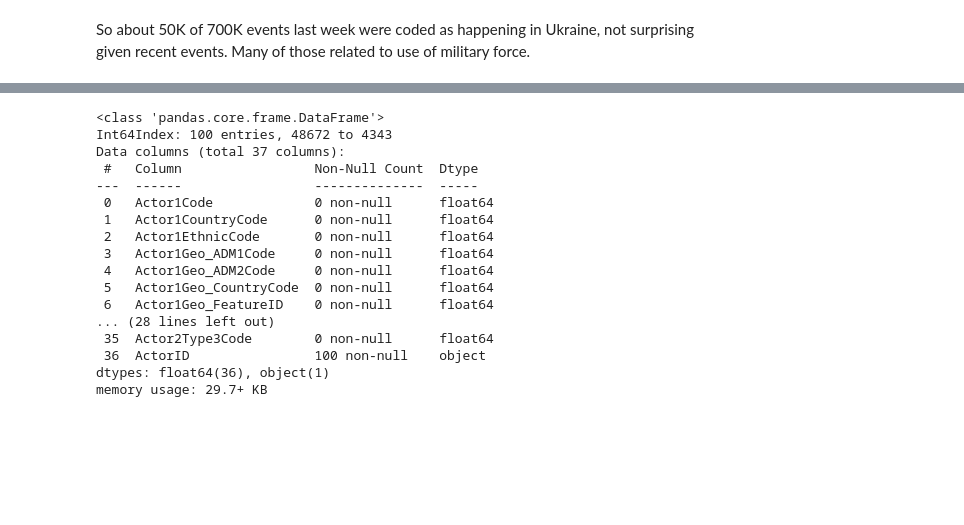
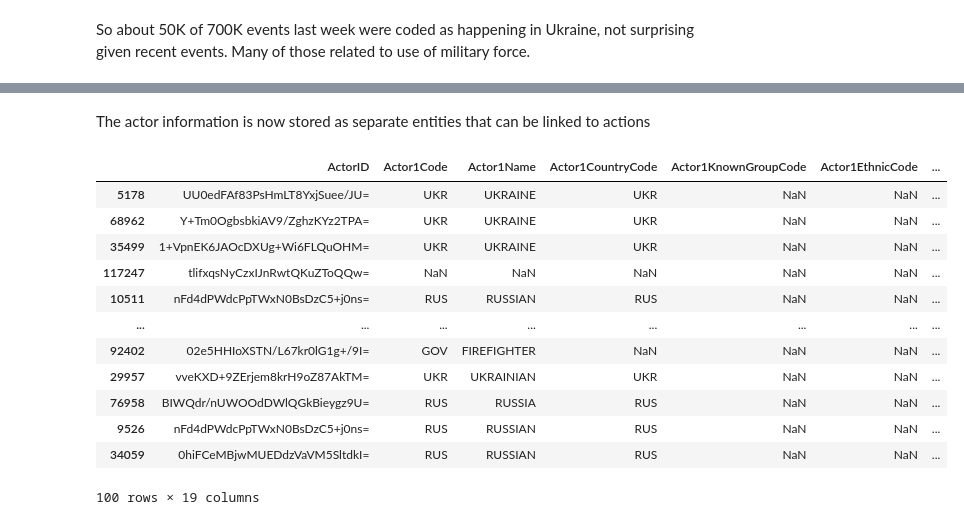
Before and after one commit to allisterb/osiris, a Jupyter notebook: notebooks/Overview.ipynb, the cells around one changed output, grey strips where cells are left out. Cells and saved outputs as stored; diff of their text form; code cells hidden in the pictures; blank space fills up the shorter version.

```diff
--- a/notebooks/Overview.ipynb
+++ b/notebooks/Overview.ipynb
@@ -230,23 +213,21 @@ memory usage: 21.2+ KB
+# %% [markdown]
+The actor information is now stored as separate entities that can be linked to actions
 # %%
-actors.info()
+actor1_vertices
 # %% [output]
+|  | ActorID | Actor1Code | Actor1Name | Actor1CountryCode | Actor1KnownGroupCode | Actor1EthnicCode | ... |
+| 5178 | UU0edFAf83PsHmLT8YxjSuee/JU= | UKR | UKRAINE | UKR | NaN | NaN | ... |
+| 68962 | Y+Tm0OgbsbkiAV9/ZghzKYz2TPA= | UKR | UKRAINE | UKR | NaN | NaN | ... |
+| 35499 | 1+VpnEK6JAOcDXUg+Wi6FLQuOHM= | UKR | UKRAINE | UKR | NaN | NaN | ... |
+| 117247 | tlifxqsNyCzxIJnRwtQKuZToQQw= | NaN | NaN | NaN | NaN | NaN | ... |
+| 10511 | nFd4dPWdcPpTWxN0BsDzC5+j0ns= | RUS | RUSSIAN | RUS | NaN | NaN | ... |
+| ... | ... | ... | ... | ... | ... | ... | ... |
+| 92402 | 02e5HHIoXSTN/L67kr0lG1g+/9I= | GOV | FIREFIGHTER | NaN | NaN | NaN | ... |
+| 29957 | vveKXD+9ZErjem8krH9oZ87AkTM= | UKR | UKRAINIAN | UKR | NaN | NaN | ... |
+| 76958 | BIWQdr/nUWOOdDWlQGkBieygz9U= | RUS | RUSSIA | RUS | NaN | NaN | ... |
+| 9526 | nFd4dPWdcPpTWxN0BsDzC5+j0ns= | RUS | RUSSIAN | RUS | NaN | NaN | ... |
+| 34059 | 0hiFCeMBjwMUEDdzVaVM5SltdkI= | RUS | RUSSIAN | RUS | NaN | NaN | ... |
-<class 'pandas.core.frame.DataFrame'>
-Int64Index: 100 entries, 48672 to 4343
-Data columns (total 37 columns):
- #   Column                 Non-Null Count  Dtype
----  ------                 --------------  -----
- 0   Actor1Code             0 non-null      float64
- 1   Actor1CountryCode      0 non-null      float64
- 2   Actor1EthnicCode       0 non-null      float64
- 3   Actor1Geo_ADM1Code     0 non-null      float64
- 4   Actor1Geo_ADM2Code     0 non-null      float64
- 5   Actor1Geo_CountryCode  0 non-null      float64
- 6   Actor1Geo_FeatureID    0 non-null      float64
-... (28 lines left out)
- 35  Actor2Type3Code        0 non-null      float64
- 36  ActorID                100 non-null    object
-dtypes: float64(36), object(1)
-memory usage: 29.7+ KB
+100 rows × 19 columns
 # %%
 # Uncomment and run below if running inside Colab and you want to pull env variables from a file called vars.env on your GDrive
 # !pip install colab-env --upgrade
```
Also changed, not shown: parts of 17 cells of this notebook, 2 other files.
